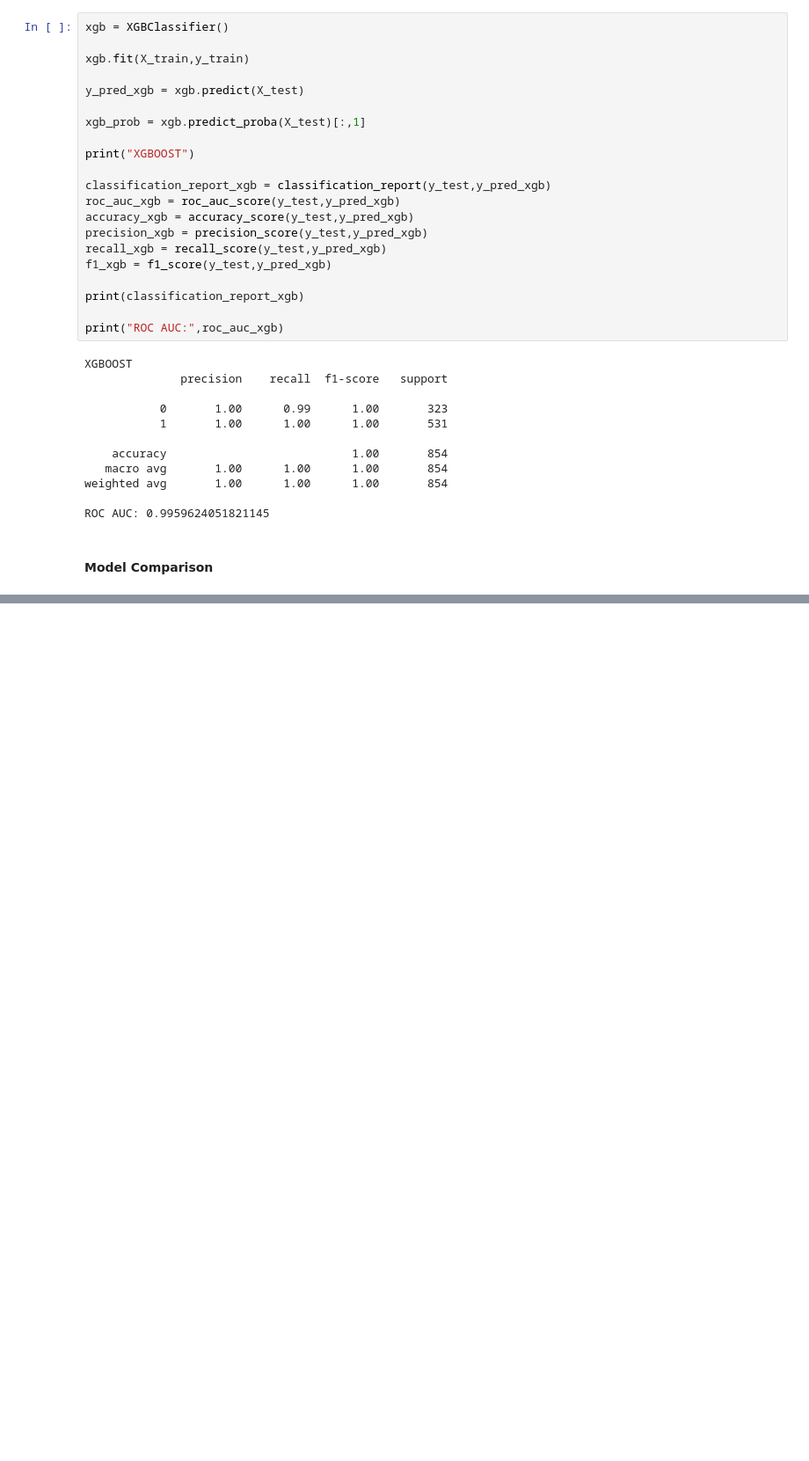
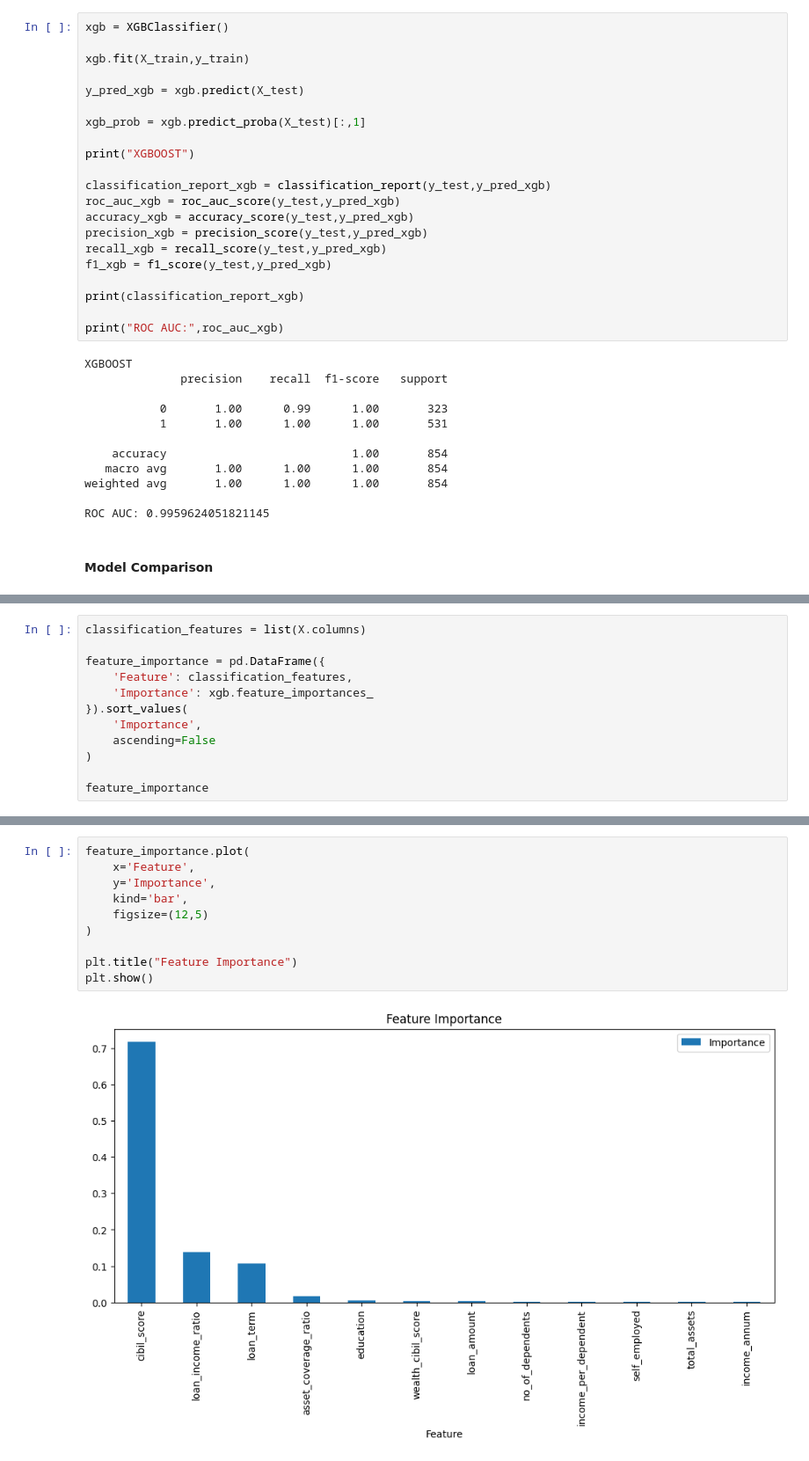
Before and after one commit to AnuragS73/2-Stage-Loan-Approval-System, a Jupyter notebook: notebook/loan_status_prediction_classification.ipynb, the cells around one changed output, grey strips where cells are left out. Shown at 88% size. Saved outputs shown, nothing was run; the diff lists cells and outputs as text; blank space fills up the shorter version.

Commit message:
Classification Model

```diff
--- a/notebook/loan_status_prediction_classification.ipynb
+++ b/notebook/loan_status_prediction_classification.ipynb
@@ -218,0 +405,12 @@ results.sort_values('ROC_AUC',ascending=False)
+# %%
+classification_features = list(X.columns)
+
+feature_importance = pd.DataFrame({
+    'Feature': classification_features,
+    'Importance': xgb.feature_importances_
+}).sort_values(
+    'Importance',
+    ascending=False
+)
+
+feature_importance
@@ -218,0 +431,12 @@ results.sort_values('ROC_AUC',ascending=False)
+# %%
+feature_importance.plot(
+    x='Feature',
+    y='Importance',
+    kind='bar',
+    figsize=(12,5)
+)
+
+plt.title("Feature Importance")
+plt.show()
+# %% [output]
+[figure, added]
```
Also changed, not shown: parts of 25 cells of this notebook, 1 other file.
